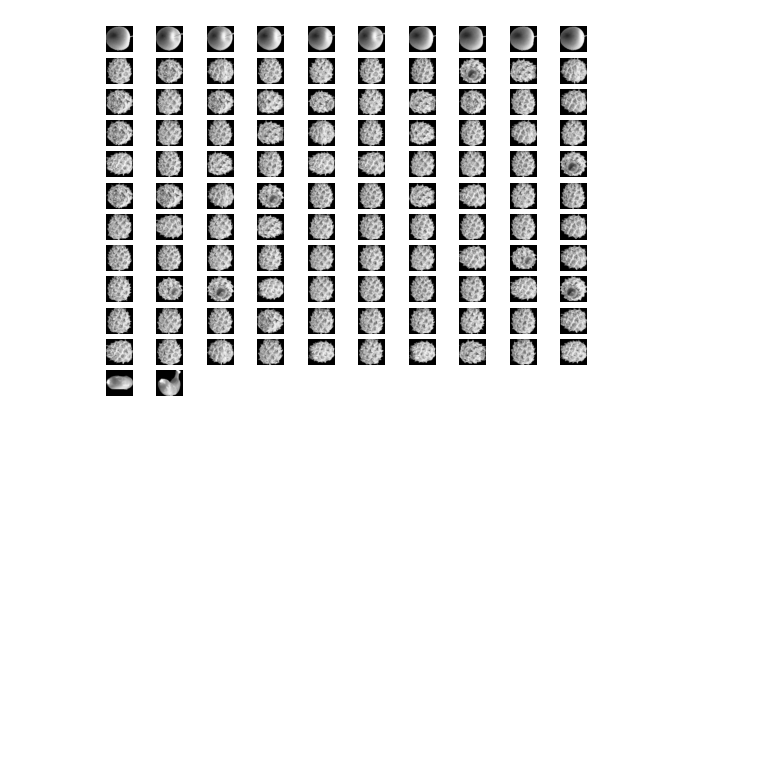
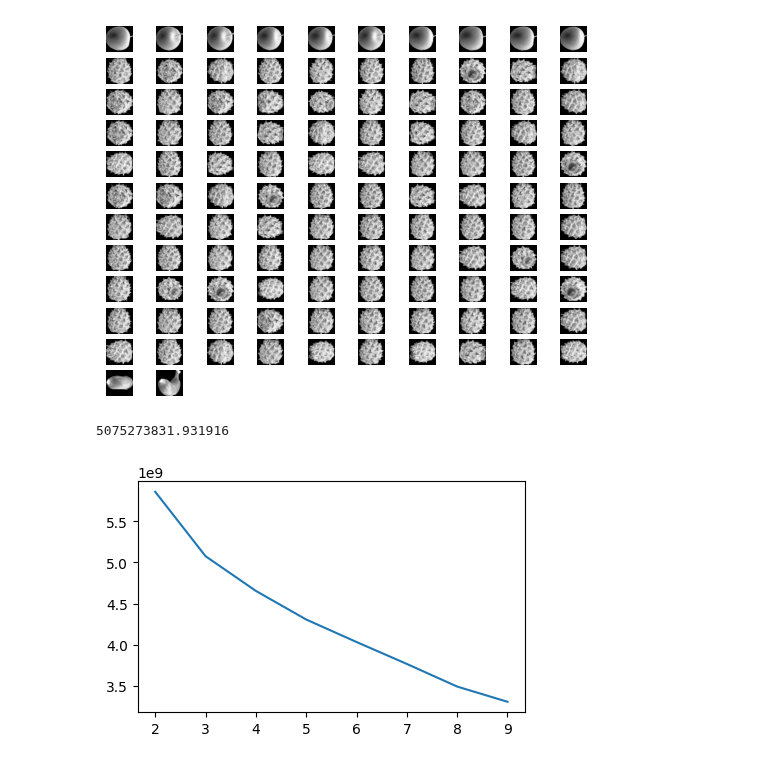
Before and after one commit to pia222sk20/python, a Jupyter notebook: pandas-data-analysis/part7/7.7_review2.kmeans.ipynb, the cells around one changed output. Cells and saved outputs as stored; diff of their text form; code cells hidden in the pictures; blank space fills up the shorter version.

```diff
--- a/pandas-data-analysis/part7/7.7_review2.kmeans.ipynb
+++ b/pandas-data-analysis/part7/7.7_review2.kmeans.ipynb
@@ -54,3 +54,25 @@ for i,apple in enumerate(fruits[km.labels_ == 0]):
     plt.imshow(apple,cmap = 'gray')
 # %% [output]
 [figure]
+# %%
+# 최적의 k 값 찾기  엘보우
+#  클러터의 응집도 측정하는 성능지표  각 데이터 포인터가 자신이 속한 클러스터의 중심과 얼마나 가까운지를 나타내는 총 거리합
+# 클러스터가 많을수록 줄어드는 특징
+# 그래프에서 k가 증가하면서 inertia_ 감소폭이 급격히 줄어드는 지점이 적절한 k
+# 거리기반.. 평균... 이상치에 민감....
+# 스케일링 필수
+km.inertia_
+# %% [output]
+5075273831.931916
+# %%
+import matplotlib.pyplot as plt
+inertia = []
+plt.figure(figsize=(5,3))
+for k in range(2,10):
+    km = KMeans(n_clusters=k,random_state=42)
+    km.fit(f2d)
+    inertia.append(km.inertia_)
+plt.plot(range(2,10), inertia)
+plt.show()
+# %% [output]
+[figure, added]
```
